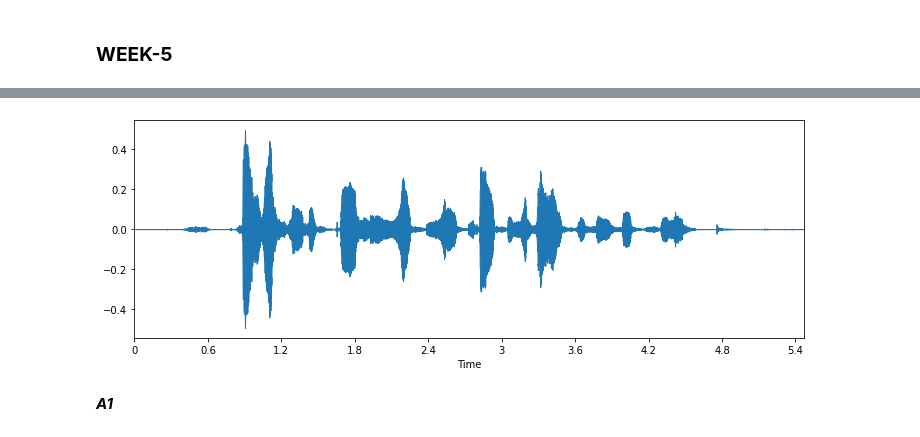
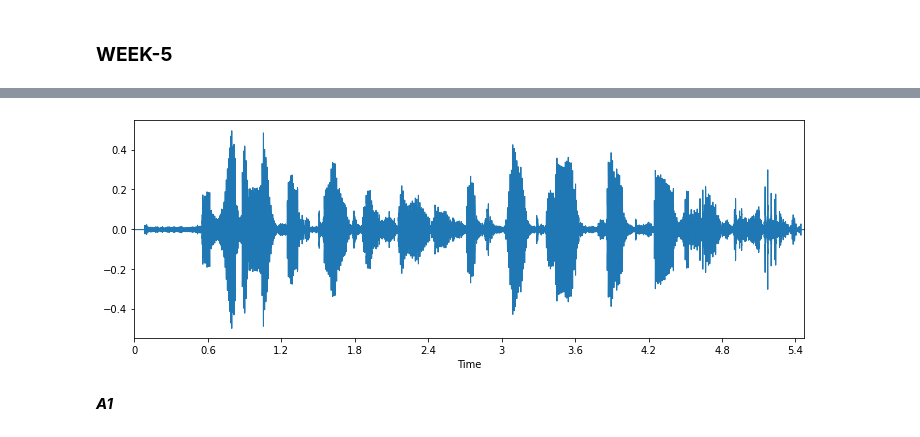
Before and after one commit to nitinsaimajji/Gender-Recognition-By-Voice, a Jupyter notebook: week5_update.ipynb, the cells around one changed output, grey strips where cells are left out. Saved outputs shown, nothing was run; the diff lists cells and outputs as text; code cells hidden in the pictures.

```diff
--- a/week5_update.ipynb
+++ b/week5_update.ipynb
@@ -40,12 +59,12 @@ import librosa.display
 # %%
-filename = '/content/voice1/dataset1/female-sample-000106.wav'
+filename = '/content/output.wav'
 plt.figure(figsize=(12,4))
 data,sample_rate = librosa.load(filename)
 _ = librosa.display.waveplot(data,sr=sample_rate)
 ipd.Audio(filename)
 # %% [output]
 [interactive output not drawn]
-[figure, old version]
+[figure, new version]
 # %% [markdown]
 ***A1***
 # %% [markdown]
```
Also changed, not shown: parts of 35 cells of this notebook.
